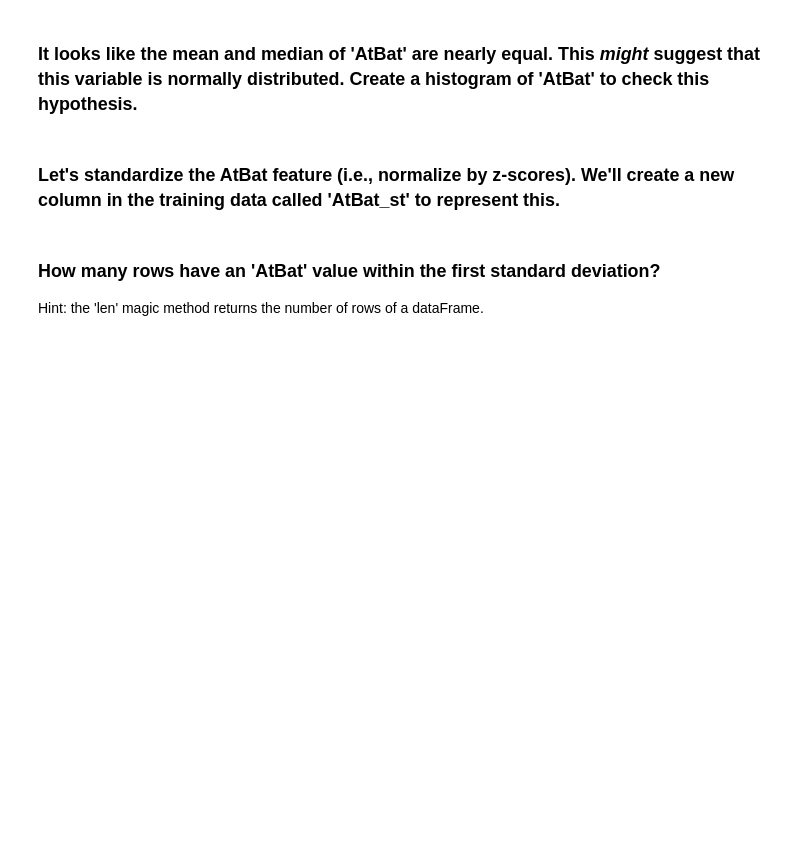
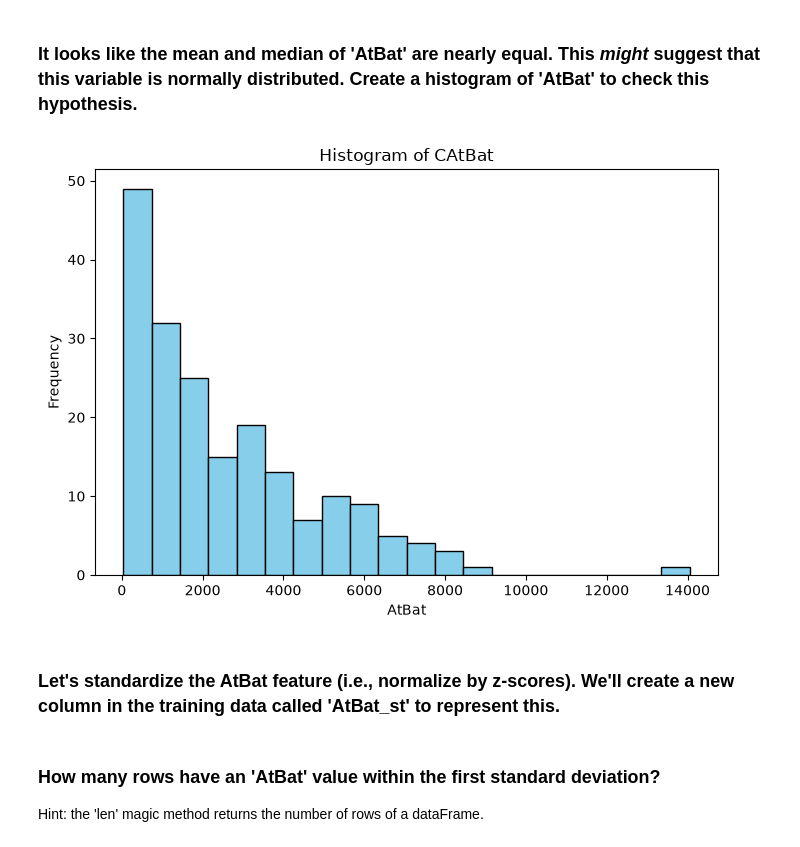
Before and after one commit to paige868/code_2600, a Jupyter notebook: mod03_eda.ipynb, the cells around one changed output. Saved outputs shown, nothing was run; the diff lists cells and outputs as text; code cells hidden in the pictures; blank space fills up the shorter version.

```diff
--- a/mod03_eda.ipynb
+++ b/mod03_eda.ipynb
@@ -96,7 +116,31 @@ for j in range(len(subset.columns)):
 # %% [markdown]
 ### It looks like the mean and median of 'AtBat' are nearly equal. This _might_ suggest that this variable is normally distributed. Create a histogram of 'AtBat' to check this hypothesis.
 # %%
-#fillin
+fig, axes = plt.subplots(nrows=1, ncols=1, figsize=(7, 5))
+
+
+# Helper function from your template
+def range_to_grid(i, Ncol):
+    x = []
+    y = []
+    for n in range(Ncol**2):
+        x.append(int(np.floor(n / Ncol)))
+        y.append(n % Ncol)
+    return x[i], y[i]
+
+
+# Plot only 'AtBat'
+axes.hist(
+    subset["CAtBat"].dropna(), bins=20, color="skyblue", edgecolor="black"
+)
+axes.set_title("Histogram of CAtBat")
+axes.set_xlabel("AtBat")
+axes.set_ylabel("Frequency")
+
+plt.tight_layout()
+plt.show()
+# %% [output]
+[figure, added]
 # %% [markdown]
 ### Let's standardize the AtBat feature (i.e., normalize by z-scores). We'll create a new column in the training data called 'AtBat_st' to represent this.
 # %%
```
Also changed, not shown: parts of 17 cells of this notebook.
